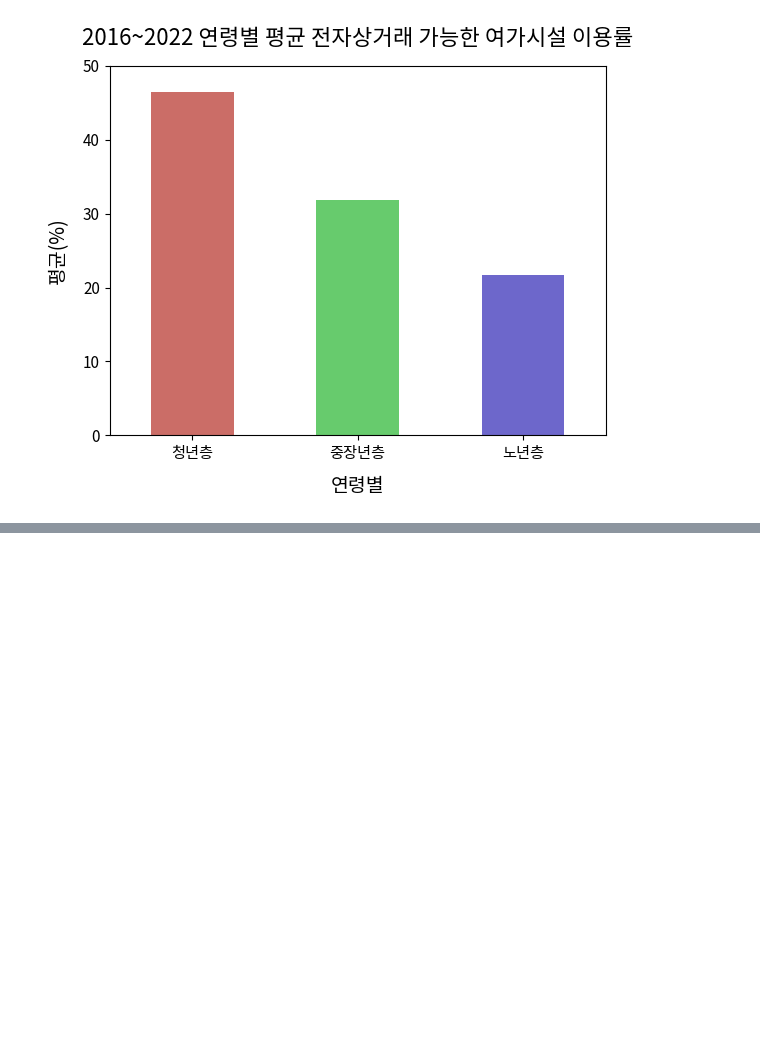
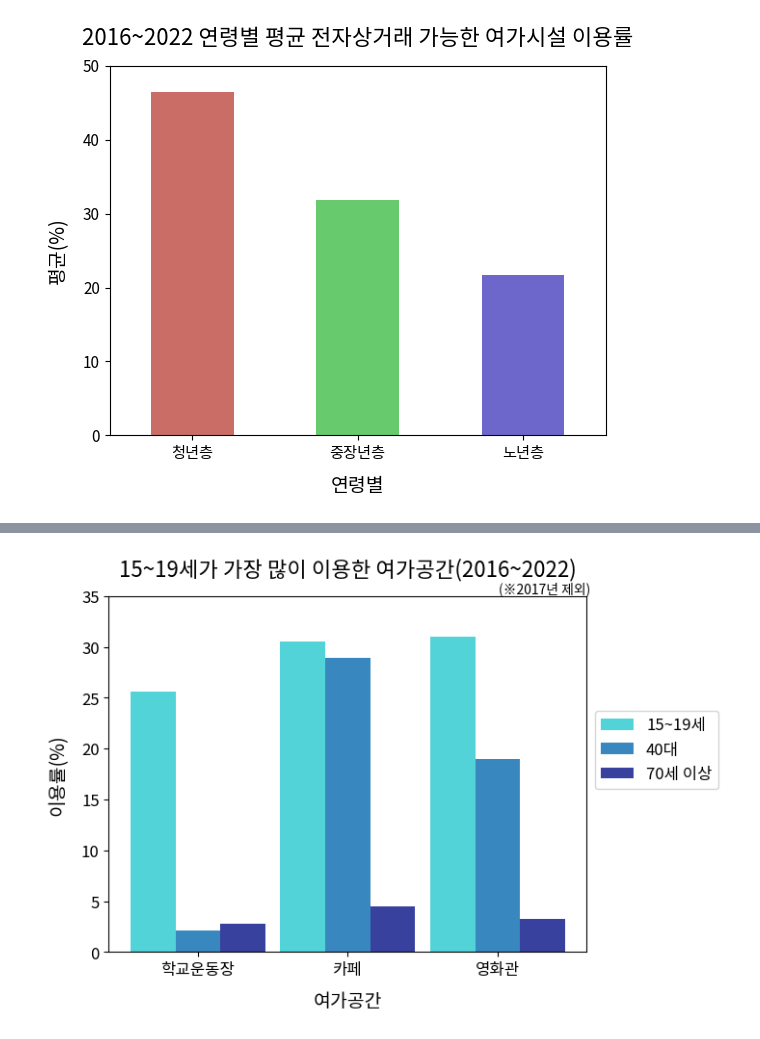
Before and after one commit to youngju612/Data-Analysis, a Jupyter notebook: Creative_Convergence_Competition_2023/Python/leisure_space_age.ipynb, the cells around one changed output, grey strips where cells are left out. Cells and saved outputs as stored; diff of their text form; code cells hidden in the pictures; blank space fills up the shorter version.

Commit message:
연령별 여가시설(전자상거래 가능 시설 따로) 이용률과 가장 많이 이용하는 곳

```diff
--- a/Creative_Convergence_Competition_2023/Python/leisure_space_age.ipynb
+++ b/Creative_Convergence_Competition_2023/Python/leisure_space_age.ipynb
@@ -490,3 +490,15 @@ ax.set_yticks(np.arange(0,55,10))
 plt.show()
 # %% [output]
 [figure]
+# %%
+#연령별 가장 많이 이용하는 여가공간과 다른 연령대는 그 여가공간을 얼마나 이용하는지 비교
+df_age = df.iloc[1:, :].query("항목 != '표본수'")
+df_age = df_age.replace('-', 0)
+
+df_age = df_age.assign(
+    청년층 = lambda x: x['15~19세'] + x['20대'] + x['30대'],
+    중년층 = lambda x: x['40대'] + x['50대'],
+    장년층 = lambda x: x['60대'] + x['70세 이상']
+).round(2)
+
+df_age
@@ -492,0 +519,5 @@ plt.show()
+# %%
+#15~19세가 많이 이용하는 여가공간
+age_19 = df_age.loc[df_age.groupby(['시점'])['15~19세'].idxmax()].reset_index(drop=True)
+age_19_40_70 = age_19.groupby('항목')[['15~19세','40대','70세 이상']].mean().sort_values(by='15~19세', ascending=True).round(2)
+age_19_40_70
@@ -492,0 +530,24 @@ plt.show()
+# %%
+w = 0.3
+nrow = age_19_40_70.shape[0]
+idx = np.arange(nrow)
+
+plt.title('15~19세가 가장 많이 이용한 여가공간(2016~2022)', fontsize=16, pad=15)
+plt.text(2.62, 36.4, '(※2017년 제외)', va='top', ha='right', fontsize=10)
+
+plt.bar(idx-w, age_19_40_70['15~19세'], width=w, color='#52D3D8', label='15~19세')
+plt.bar(idx, age_19_40_70['40대'],width=w, color='#3887BE', label='40대')
+plt.bar(idx+w, age_19_40_70['70세 이상'], width=w, color='#38419D', label='70세 이상')
+
+plt.xlabel("여가공간", fontsize=14, labelpad=10)
+plt.xticks(idx, age_19_40_70.index, fontsize=12)
+
+plt.ylabel("이용률(%)", fontsize=14, labelpad=10)
+plt.ylim(0, 35)
+plt.yticks(fontsize=12)
+
+plt.legend(bbox_to_anchor=(1, 0.7), fontsize=12)
+
+plt.show()
+# %% [output]
+[figure, added]
```
Also changed, not shown: parts of 12 cells of this notebook.
